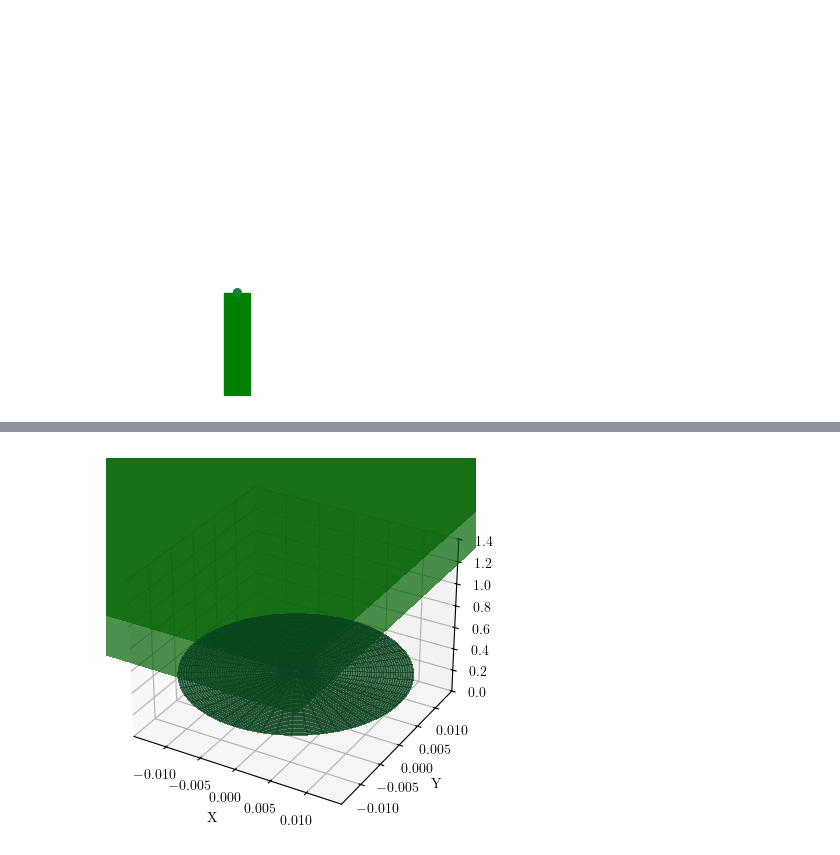
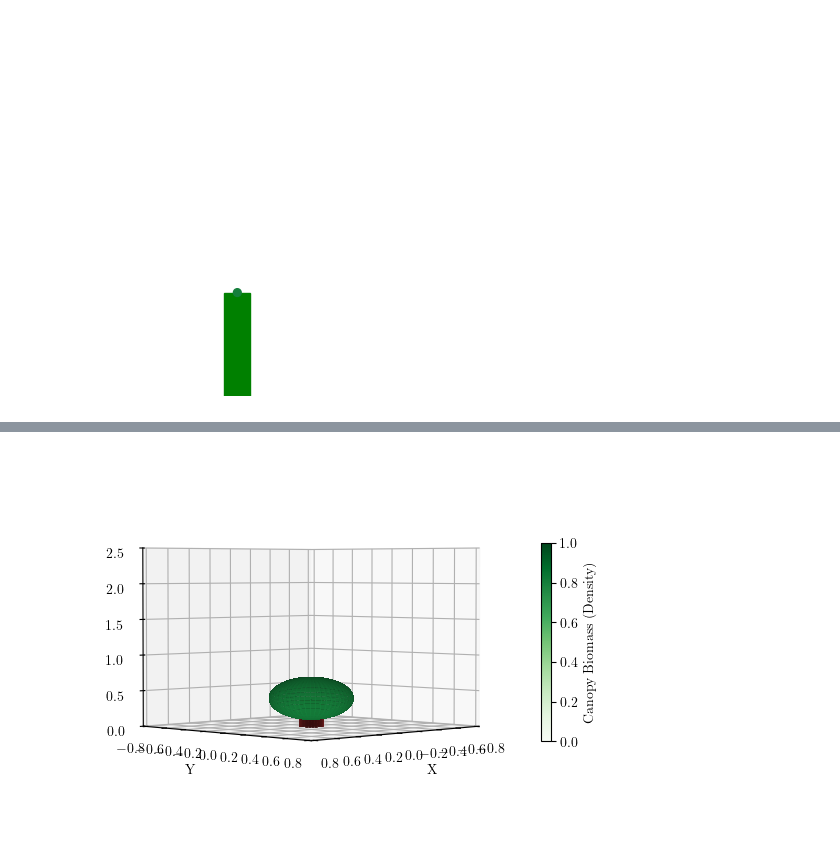
Before and after one commit to carlacupcake/smartfarm, a Jupyter notebook: code/smartfarm.ipynb, the cells around one changed output, grey strips where cells are left out. Cells and saved outputs as stored; diff of their text form; code cells hidden in the pictures.

```diff
--- a/code/smartfarm.ipynb
+++ b/code/smartfarm.ipynb
@@ -921,50 +921,82 @@ plt.show()
 # Normalize the canopy biomass for color mapping (0.0 to 1.0)
 norm_canopy_biomass = Normalize()(canopy_biomass)
 
+# Get the radii of the spheres that represent the leaves
+leaves_in_canopy = 40
+canopy_radii = np.sqrt(leaf_area/(4 * np.pi)) * leaves_in_canopy
+
+# Set the stem/trunk radius
+stem_aspect_ratio = 1/12
+stem_radius = stem_aspect_ratio * np.max(height)
+
 fig = plt.figure()
 ax = fig.add_subplot(111, projection='3d')
+sm = plt.cm.ScalarMappable(cmap=plt.cm.Greens, norm=Normalize(vmin=0, vmax=1))
+sm.set_array([])
 
 def update(frame):
     ax.clear()
     t = int(frame * HOURS_PER_DAY)
+    print(f'Frame {frame} of {total_simulation_days}')
 
-    # Draw the stem as a rectangular prism
-    x = [0, 1]
-    y = [0, 1]
-    z_bottom = np.zeros((2, 2))  # Base of the prism at z=0
-    z_top = np.full((2, 2), height[t])  # Top of the prism at z=height[t]
+    # Draw the stem as a brown cylinder
+    z_cylinder = np.linspace(0, height[t], 100)
+    theta = np.linspace(0, 2 * np.pi, 100)
+    theta, z_cylinder = np.meshgrid(theta, z_cylinder)
+    x_cylinder = stem_radius * np.cos(theta)
+    y_cylinder = stem_radius * np.sin(theta)
 
-    ax.plot_surface(np.array([[x[0], x[1]], [x[0], x[1]]]),
-                    np.array([[y[0], y[0]], [y[1], y[1]]]),
-                    z_bottom, color='green', alpha=0.7, linewidth=0, antialiased=False)
+    ax.plot_surface(x_cylinder, y_cylinder, z_cylinder, color='brown', alpha=0.7, linewidth=0, antialiased=False)
 
-    ax.plot_surface(np.array([[x[0], x[1]], [x[0], x[1]]]),
-                    np.array([[y[0], y[0]], [y[1], y[1]]]),
-                    z_top, color='green', alpha=0.7, linewidth=0, antialiased=False)
+    # Draw the end caps of the cylinder that represents the stem
+    theta_cap = np.linspace(0, 2 * np.pi, 100)
+    x_cap = np.cos(theta_cap)
+    y_cap = np.sin(theta_cap)
+    z_bottom_cap = np.zeros_like(x_cap)
+    z_top_cap = np.full_like(x_cap, height[t])
 
-    # Draw the leaves as a disk on top of the stem
-    radius = np.sqrt(leaf_area[t] / np.pi)
+    ax.plot_surface(x_cap.reshape(-1, 1), y_cap.reshape(-1, 1), z_bottom_cap.reshape(-1, 1), color='brown', alpha=0.7, linewidth=0, antialiased=False)
+    ax.plot_surface(x_cap.reshape(-1, 1), y_cap.reshape(-1, 1), z_top_cap.reshape(-1, 1), color='brown', alpha=0.7, linewidth=0, antialiased=False)
+
+    # Compute the radius of the sphere that represents the canopy from the leaf area
+    canopy_radius = np.sqrt(leaf_area[t] / (4 * np.pi))
+
+    # Draw the sphere on top of the cylinder
+    phi = np.linspace(0, np.pi, 100)
+    theta_sphere = np.linspace(0, 2 * np.pi, 100)
+    theta_sphere, phi = np.meshgrid(theta_sphere, phi)
+    x_sphere = canopy_radius * np.sin(phi) * np.cos(theta_sphere)
+    y_sphere = canopy_radius * np.sin(phi) * np.sin(theta_sphere)
+    z_sphere = height[t] + canopy_radius * np.cos(phi)  # Position sphere at top of cylinder
+
+    # Draw the sphere on top of the cylinder
+    phi = np.linspace(0, np.pi, 100)
+    theta_sphere = np.linspace(0, 2 * np.pi, 100)
+    theta_sphere, phi = np.meshgrid(theta_sphere, phi)
+    x_sphere = canopy_radii[t] * np.sin(phi) * np.cos(theta_sphere)
+    y_sphere = canopy_radii[t] * np.sin(phi) * np.sin(theta_sphere)
+    z_sphere = height[t] + canopy_radii[t] * np.cos(phi)  # Position sphere at top of cylinder
+
     color = plt.cm.Greens(norm_canopy_biomass[t])
-
-    u = np.linspace(0, 2 * np.pi, 100)
-    v = np.linspace(0, radius, 100)
-    u, v = np.meshgrid(u, v)
-    x = v * np.cos(u)
-    y = v * np.sin(u)
-    z_disk = np.full_like(x, height[t])
-
-    ax.plot_surface(x, y, z_disk, color=color, alpha=0.7, linewidth=0, antialiased=False)
+    ax.plot_surface(x_sphere, y_sphere, z_sphere, color=color, alpha=0.7, linewidth=0, antialiased=False)
 
     # Set the plot limits
-    ax.set_xlim(-radius, radius)
-    ax.set_ylim(-radius, radius)
-    ax.set_zlim(0, height[-1] + radius + 1)
+    ax.set_xlim(-1.5 * np.max(canopy_radii), 1.5 * np.max(canopy_radii))
+    ax.set_ylim(-1.5 * np.max(canopy_radii), 1.5 * np.max(canopy_radii))
+    ax.set_zlim(0, height[-1] + 2 * np.max(canopy_radii) + 1)
     ax.set_aspect('auto')
 
     # Set labels
     ax.set_xlabel('X')
     ax.set_ylabel('Y')
     ax.set_zlabel('Height')
+
+    # Set the camera angle
+    ax.view_init(elev=2, azim=45)
+
+# Add colorbar for the green color mapping
+cbar = fig.colorbar(sm, ax=ax, orientation='vertical', fraction=0.02, pad=0.1)
+cbar.set_label('Canopy Biomass (Density)')
 
 # Create the animation
 ani = FuncAnimation(fig, update, frames=total_simulation_days, repeat=False)
@@ -978 +1027 @@ plt.show()
-[figure, old version]
+[figure, new version]
```
Also changed, not shown: parts of 1 cell of this notebook, 1 other file.
